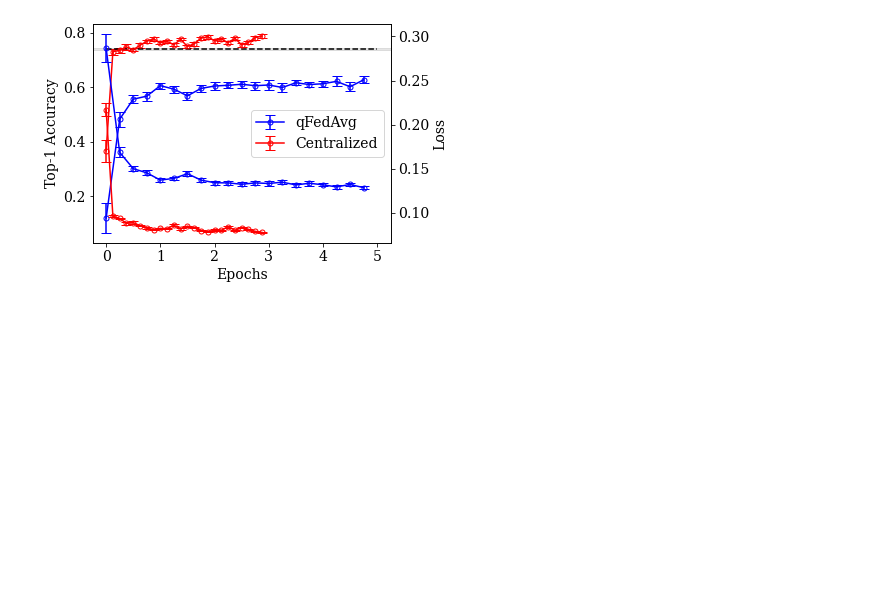
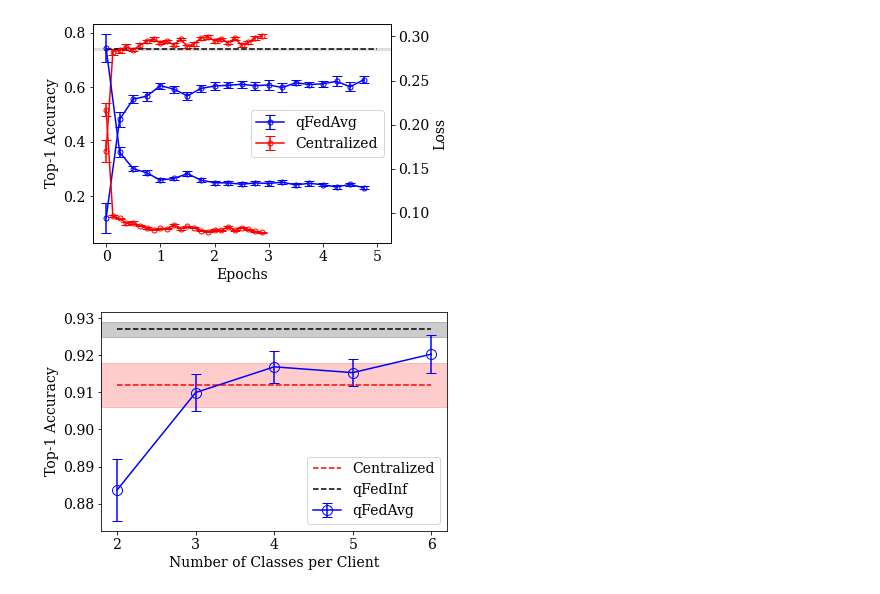
Before and after one commit to haimengzhao/quantum-fed-infer, a Jupyter notebook: plot.ipynb, the cells around one changed output. Cells and saved outputs as stored; diff of their text form; code cells hidden in the pictures; blank space fills up the shorter version.

```diff
--- a/plot.ipynb
+++ b/plot.ipynb
@@ -37,3 +37,20 @@ plt.savefig(f'./{dataset}/cent_fedavg.pdf')
 plt.show()
 # %% [output]
 [figure]
+# %%
+mnist_noniid_avg_acc = [0.8836914300918579, 0.909960925579071, 0.9168945550918579, 0.915332019329071, 0.9203125238418579]
+mnist_noniid_std_acc = [0.008360310457646847, 0.004956475459039211, 0.004266806878149509, 0.00373271806165576, 0.005059310235083103]
+plt.errorbar(np.arange(5), mnist_noniid_avg_acc, yerr=mnist_noniid_std_acc, label='qFedAvg', marker='o', ms=10, mfc='none', capsize=5, color='blue')
+plt.hlines(0.912, 0, 4, linestyles='dashed', colors='red', label='Centralized')
+plt.axhspan(0.912 - 0.006, 0.912 + 0.006, color='red', alpha=0.2)
+plt.hlines(0.927, 0, 4, linestyles='dashed', colors='black', label='qFedInf')
+plt.axhspan(0.927 - 0.002, 0.927 + 0.002, color='black', alpha=0.2)
+plt.xlabel('Number of Classes per Client')
+plt.xticks(np.arange(5), np.arange(5)+2)
+plt.ylabel('Top-1 Accuracy')
+plt.tight_layout()
+plt.legend()
+plt.savefig(f'./mnist/noniid.pdf')
+plt.show()
+# %% [output]
+[figure, added]
```
Also changed, not shown: parts of 1 cell of this notebook, 4 other files.
